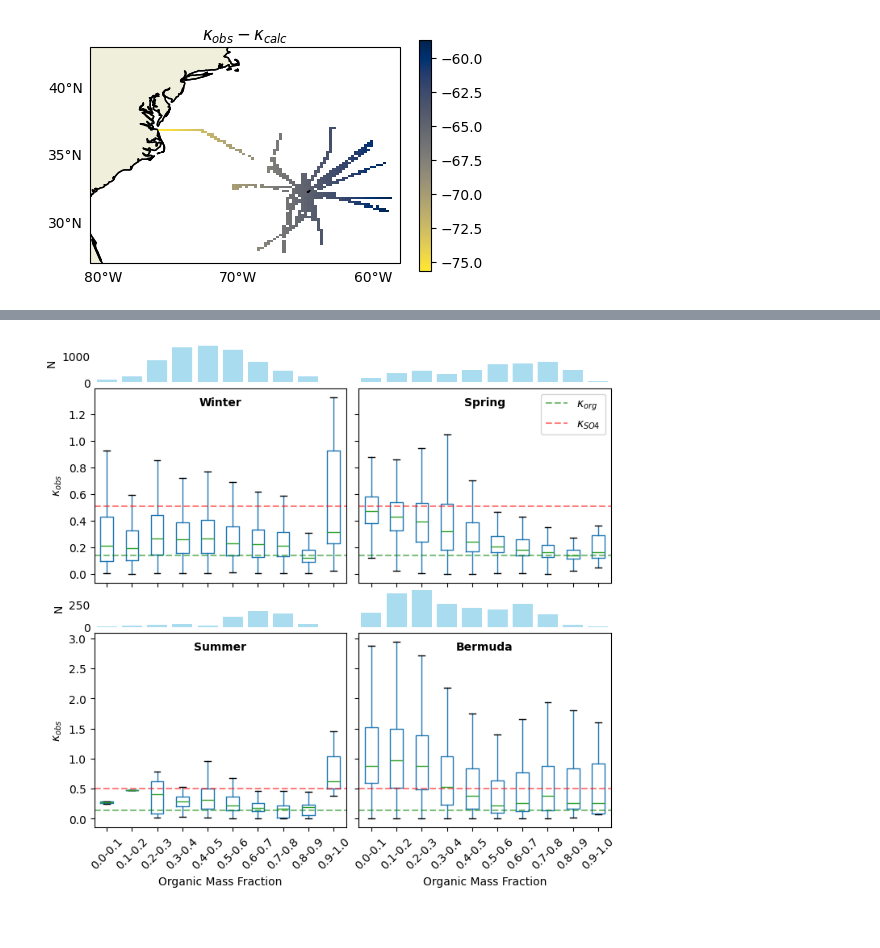
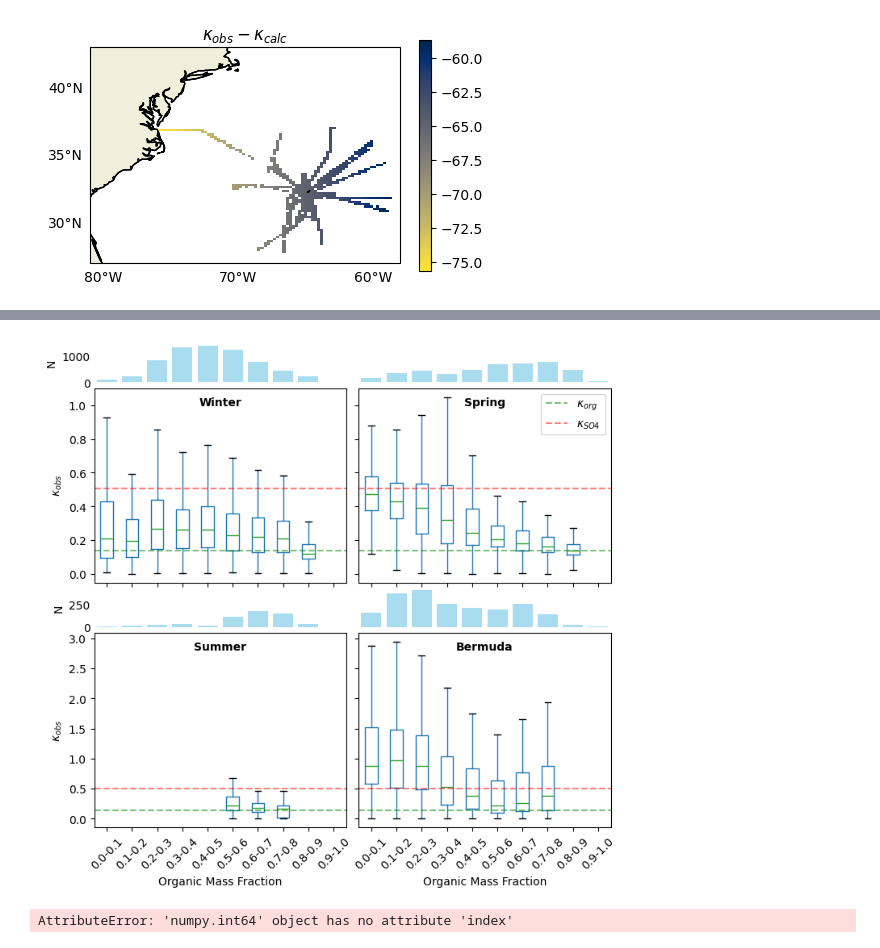
Before and after one commit to csoloff/ACTIVATE_CCN_closure, a Jupyter notebook: scripts/04_plots.ipynb, the cells around one changed output, grey strips where cells are left out. Cells and saved outputs as stored; diff of their text form; code cells hidden in the pictures.

Commit message:
Added points threshold for box plot

```diff
--- a/scripts/04_plots.ipynb
+++ b/scripts/04_plots.ipynb
@@ -297,6 +318,10 @@ for i in range(0,4):
 
     # Count the number of points in each 'OMF_range' bin
     counts = d_sub['OMF_range'].value_counts().reindex(labels).fillna(0)  # Ensure the correct order and fill missing bins with 0
+
+    for l in range(0,len(counts)):
+        if counts.iloc[l]< 50:
+            d_sub.loc[d_sub['OMF_range']==counts.index[l],'k_obs'] = np.nan
 
     # Plot the counts as a bar chart on the top subplot
     #axes[j,k].set_title(season[i])
@@ -309,31 +334,35 @@ for i in range(0,4):
     axes[j+1,k].axhline(.14, color='green', linestyle='--', alpha=0.5, label=r'$\kappa _{org}$')
     axes[j+1,k].axhline(.507, color='red', linestyle='--', alpha=0.5, label=r'$\kappa _{SO4}$')
     axes[j+1,k].text(0.5, .9, season[i], transform=axes[j+1,k].transAxes, ha='center', va='bottom', fontweight='bold')
     axes[j+1,k].set_xlabel('')
     if k ==0:
         axes[j,k].set_ylabel('N')
         axes[j+1,k].set_ylabel(r'$\kappa _{obs}$')
 
     plt.subplots_adjust(hspace=.05)
     plt.subplots_adjust(wspace=.05)
     # Adjust plot and save
     plt.suptitle('')  # Remove automatic title
     axes[j+1,k].set_title('')
     #axes[1,0].set_yticks([0,.25,.5,.75,1,1.25,1.5])
     for spine in axes[j,k].spines.values():
         spine.set_visible(False)
     axes[j,k].grid(False)
     axes[j,k].tick_params(axis='both', which='both', length=0)
 
 axes[1,1].legend()
 axes[3,0].set_xlabel('Organic Mass Fraction')
 axes[3,1].set_xlabel('Organic Mass Fraction')
 axes[3, 0].set_xticks(np.arange(1, 11))
 axes[3,0].set_xticklabels(labels, rotation=45)
 axes[3, 1].set_xticks(np.arange(1, 11))
 axes[3,1].set_xticklabels(labels, rotation=45)
 #plt.tight_layout()
 plt.savefig('../figures/k_obs_v_OMF_with_distribution_season.png', dpi=300, bbox_inches='tight')
 plt.show()
 # %% [output]
-[figure, old version]
+[figure, new version]
+# %%
+counts[i].index
+# %% [output]
+AttributeError: 'numpy.int64' object has no attribute 'index'
```
Also changed, not shown: parts of 1 cell of this notebook.
